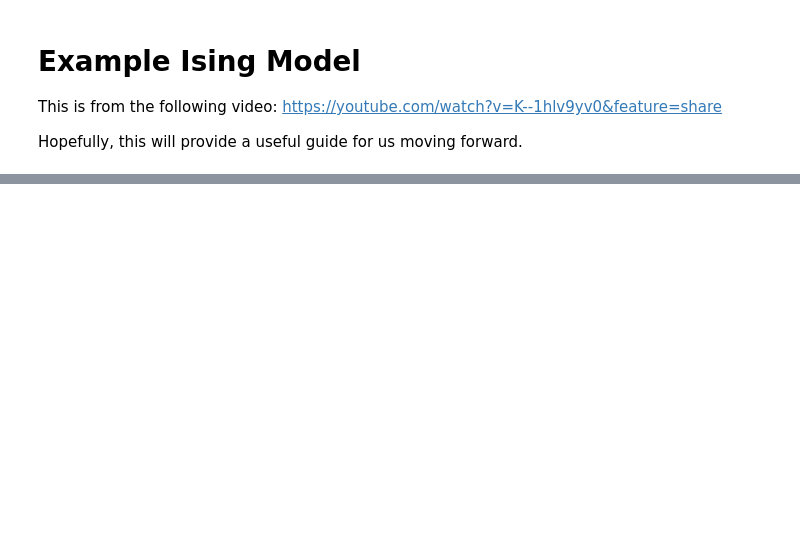
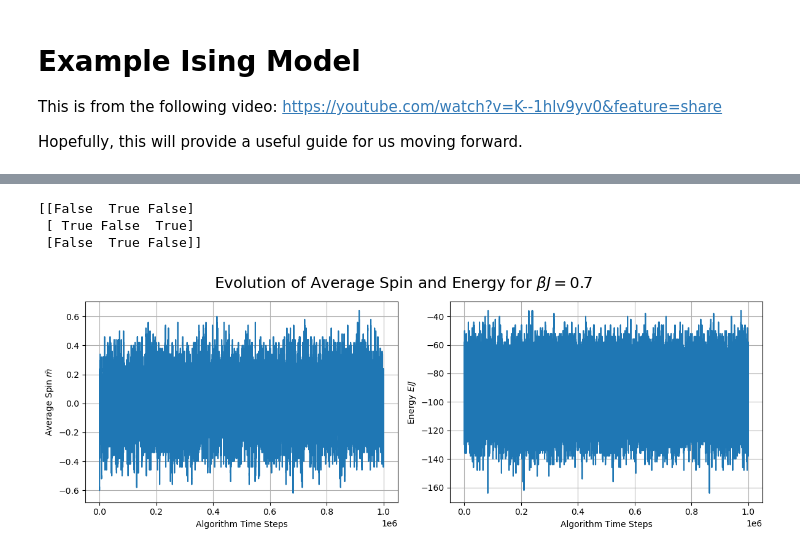
Before and after one commit to milesmamigonian/Ising-Model, a Jupyter notebook: example_ising.ipynb, the cells around one changed output, grey strips where cells are left out. Saved outputs shown, nothing was run; the diff lists cells and outputs as text; code cells hidden in the pictures; blank space fills up the shorter version.

```diff
--- a/example_ising.ipynb
+++ b/example_ising.ipynb
@@ -45,0 +53,8 @@ lattice_n[init_random<0.75] = -1
+# %%
+def get_energy(lattice):
+    # applies the nearest neighbours summation
+    kern = generate_binary_structure(3, 1)
+    kern[1][1][1] = False
+    arr = -lattice * convolve(lattice, kern, mode='constant', cval=0)
+    print(kern)
+    return arr.sum()
@@ -45,0 +118,23 @@ lattice_n[init_random<0.75] = -1
+# %%
+spins, energies = metropolis(lattice_n, 1000000, 0.2, get_energy(lattice_n))
+# %% [output]
+[[False  True False]
+ [ True False  True]
+ [False  True False]]
+# %%
+fig, axes = plt.subplots(1, 2, figsize=(12,4))
+ax = axes[0]
+ax.plot(spins/N**2)
+ax.set_xlabel('Algorithm Time Steps')
+ax.set_ylabel(r'Average Spin $\bar{m}$')
+ax.grid()
+ax = axes[1]
+ax.plot(energies)
+ax.set_xlabel('Algorithm Time Steps')
+ax.set_ylabel(r'Energy $E/J$')
+ax.grid()
+fig.tight_layout()
+fig.suptitle(r'Evolution of Average Spin and Energy for $\beta J=$0.7', y=1.07, size=18)
+plt.show()
+# %% [output]
+[figure, added]
```
Also changed, not shown: parts of 22 cells of this notebook.
